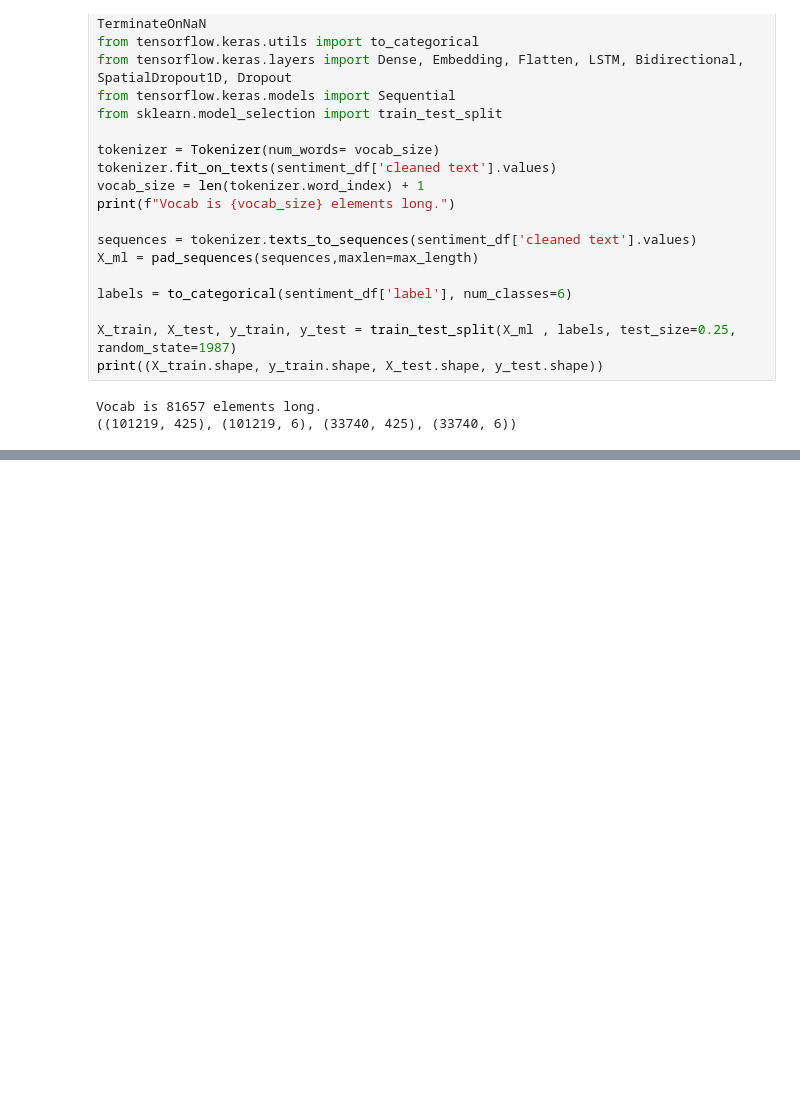
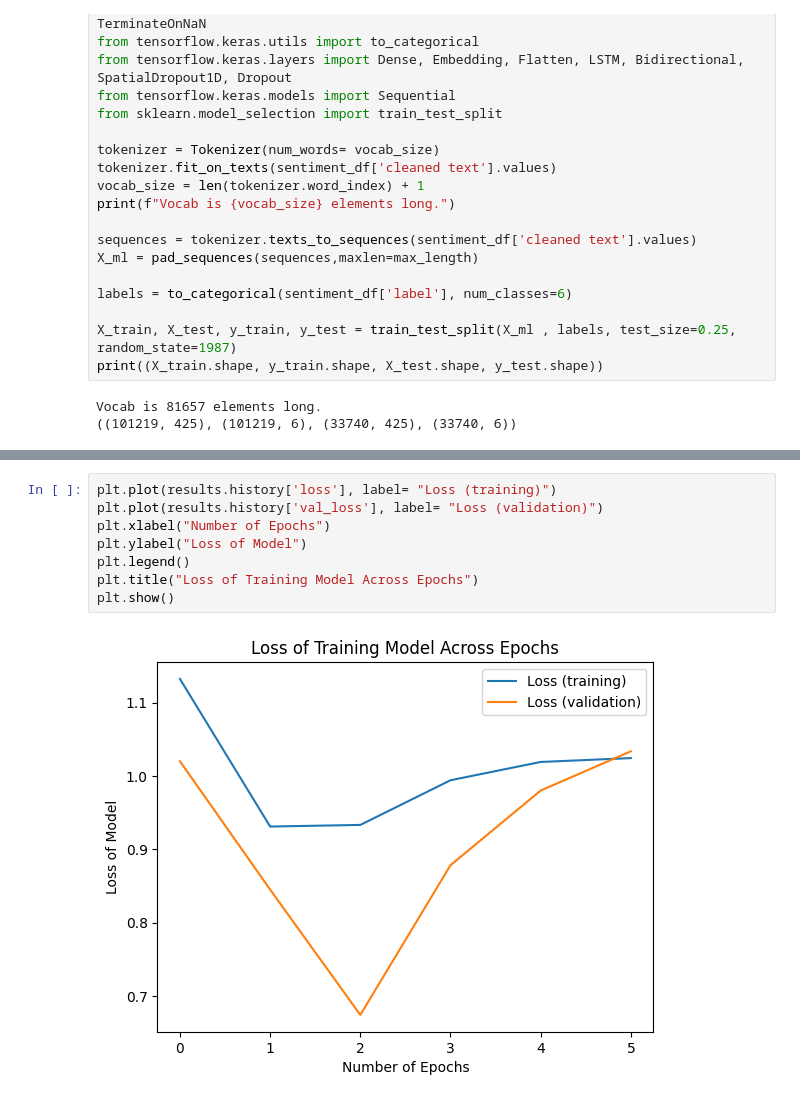
Before and after one commit to CGRowe96/WGU_MSDA, a Jupyter notebook: D214/capstone.ipynb, the cells around one changed output, grey strips where cells are left out. Drawn from its saved outputs; the diff is of its cells as text; blank space fills up the shorter version.

```diff
--- a/D214/capstone.ipynb
+++ b/D214/capstone.ipynb
@@ -941,0 +941,10 @@ AttributeError: 'Sequential' object has no attribute 'history'
+# %%
+plt.plot(results.history['loss'], label= "Loss (training)")
+plt.plot(results.history['val_loss'], label= "Loss (validation)")
+plt.xlabel("Number of Epochs")
+plt.ylabel("Loss of Model")
+plt.legend()
+plt.title("Loss of Training Model Across Epochs")
+plt.show()
+# %% [output]
+[figure, added]
```
Also changed, not shown: parts of 5 cells of this notebook, 2 other files.
